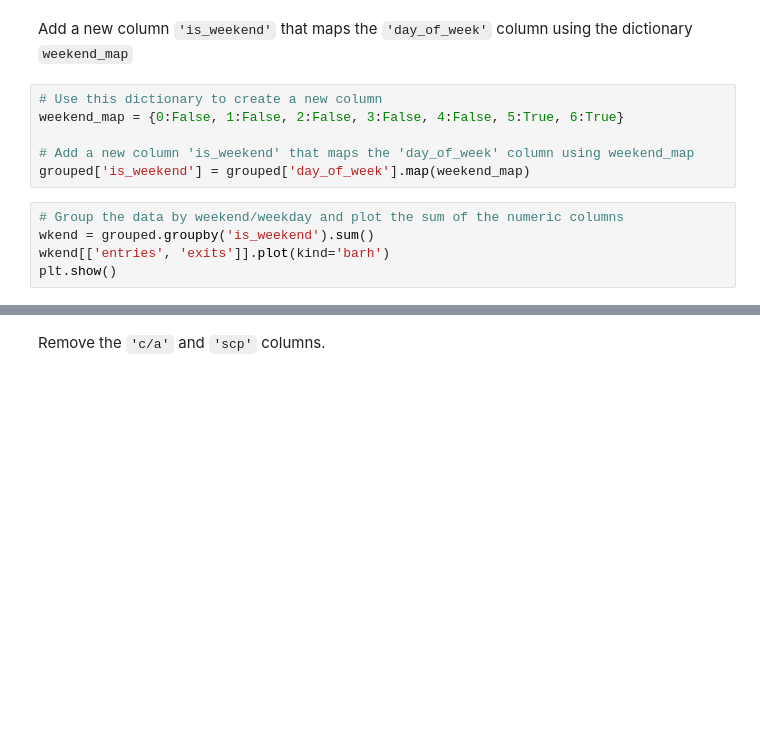
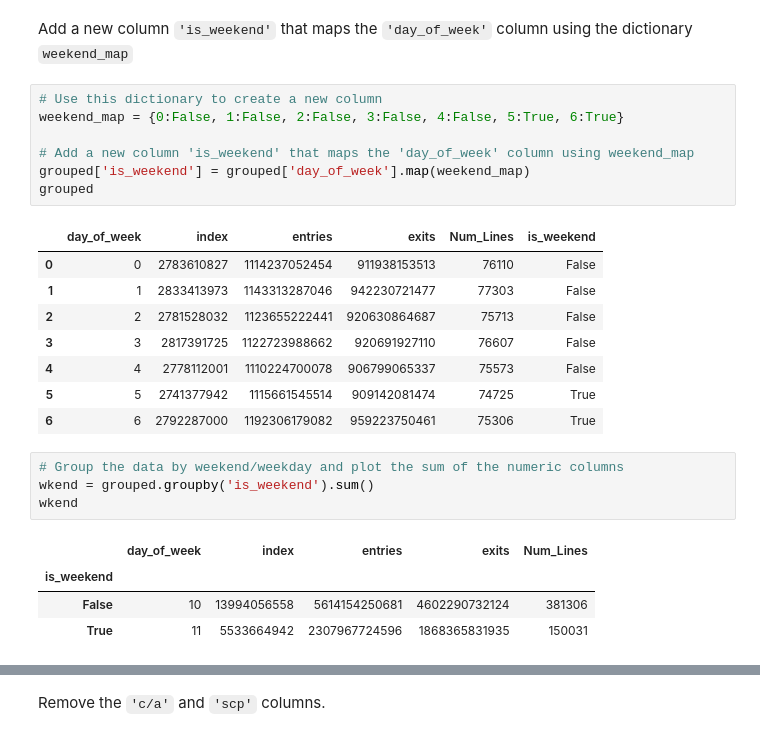
Before and after one commit to jimp93/dsc-pandas-series-and-dataframes-lab, a Jupyter notebook: index.ipynb, the cells around one changed output, grey strips where cells are left out. Drawn from its saved outputs; the diff is of its cells as text; blank space fills up the shorter version.

```diff
--- a/index.ipynb
+++ b/index.ipynb
@@ -86,11 +141,25 @@ Add a new column `'is_weekend'` that maps the `'day_of_week'` column using the d
 # %%
 # Use this dictionary to create a new column
 weekend_map = {0:False, 1:False, 2:False, 3:False, 4:False, 5:True, 6:True}
 
 # Add a new column 'is_weekend' that maps the 'day_of_week' column using weekend_map
 grouped['is_weekend'] = grouped['day_of_week'].map(weekend_map)
+grouped
+# %% [output]
+|  | day_of_week | index | entries | exits | Num_Lines | is_weekend |
+| 0 | 0 | 2783610827 | 1114237052454 | 911938153513 | 76110 | False |
+| 1 | 1 | 2833413973 | 1143313287046 | 942230721477 | 77303 | False |
+| 2 | 2 | 2781528032 | 1123655222441 | 920630864687 | 75713 | False |
+| 3 | 3 | 2817391725 | 1122723988662 | 920691927110 | 76607 | False |
+| 4 | 4 | 2778112001 | 1110224700078 | 906799065337 | 75573 | False |
+| 5 | 5 | 2741377942 | 1115661545514 | 909142081474 | 74725 | True |
+| 6 | 6 | 2792287000 | 1192306179082 | 959223750461 | 75306 | True |
 # %%
 # Group the data by weekend/weekday and plot the sum of the numeric columns
 wkend = grouped.groupby('is_weekend').sum()
-wkend[['entries', 'exits']].plot(kind='barh')
-plt.show()
+wkend
+# %% [output]
+|  | day_of_week | index | entries | exits | Num_Lines |
+| is_weekend |  |  |  |  |  |
+| False | 10 | 13994056558 | 5614154250681 | 4602290732124 | 381306 |
+| True | 11 | 5533664942 | 2307967724596 | 1868365831935 | 150031 |
```
Also changed, not shown: parts of 19 cells of this notebook.
